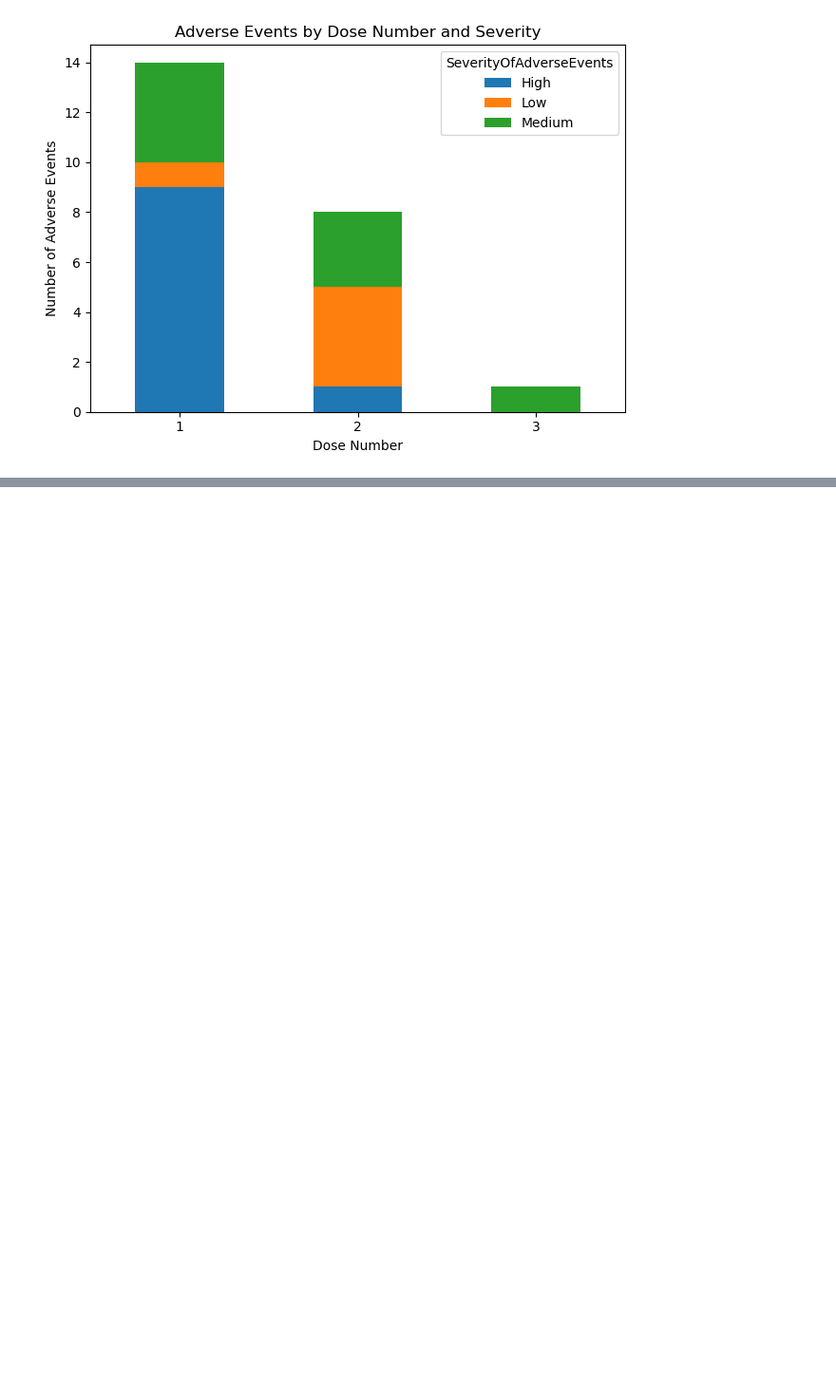
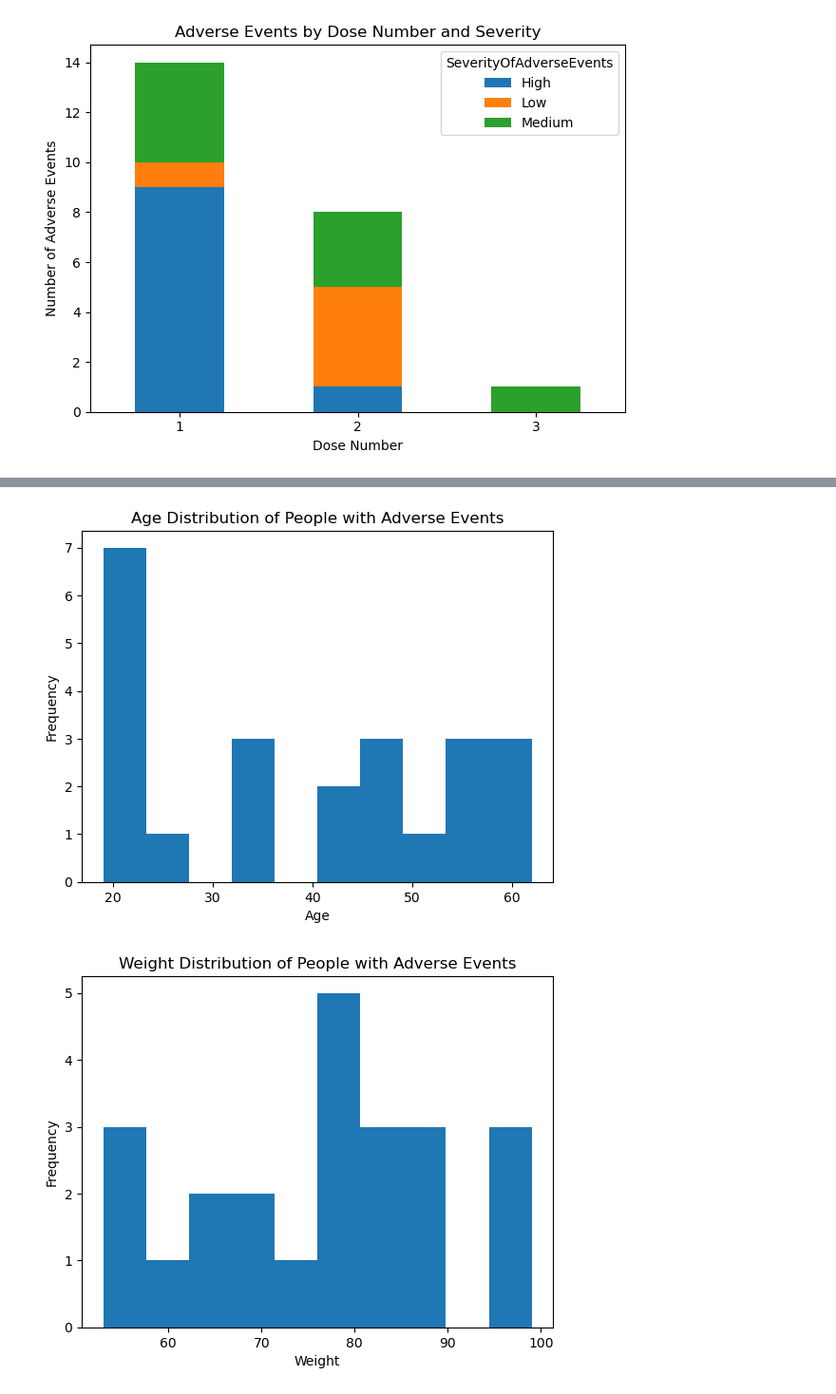
Before and after one commit to je325/Analyzing_Phase_I_ClinicalTrial, a Jupyter notebook: code/Analyzing_PhaseI_Clinical_Trials.ipynb, the cells around one changed output, grey strips where cells are left out. Shown at 95% size. Saved outputs shown, nothing was run; the diff lists cells and outputs as text; code cells hidden in the pictures; blank space fills up the shorter version.

Commit message:
AEs per dose count and quick demographic looks

```diff
--- a/code/Analyzing_PhaseI_Clinical_Trials.ipynb
+++ b/code/Analyzing_PhaseI_Clinical_Trials.ipynb
@@ -305,0 +479,53 @@ plt.close()
+# %%
+# 1. Age Distribution for people with adverse events
+plt.hist(full_participant_info[full_participant_info['SeverityOfAdverseEvents'].notna()]['Age'], bins=10)
+plt.title('Age Distribution of People with Adverse Events')
+plt.xlabel('Age')
+plt.ylabel('Frequency')
+plt.show()
+
+# 2. Weight Distribution for people with adverse events
+plt.hist(full_participant_info[full_participant_info['SeverityOfAdverseEvents'].notna()]['Weight'], bins=10)
+plt.title('Weight Distribution of People with Adverse Events')
+plt.xlabel('Weight')
+plt.ylabel('Frequency')
+plt.show()
+
+
+# 3. Ethnicity Distribution for people with adverse events
+plt.hist(full_participant_info[full_participant_info['SeverityOfAdverseEvents'].notna()]['Ethnicity'], bins=10)
+plt.title('Ethnicity Distribution of People with Adverse Events')
+plt.xlabel('Ethnicity')
+plt.ylabel('Frequency')
+plt.show()
+
+# 4. Height Distribution for people with adverse events
+plt.hist(full_participant_info[full_participant_info['SeverityOfAdverseEvents'].notna()]['Height'], bins=10)
+plt.title('Height Distribution of People with Adverse Events')
+plt.xlabel('Height')
+plt.ylabel('Frequency')
+plt.show()
+
+# 5. Medical History Distribution for people with adverse events
+newframe = full_participant_info.copy()
+newframe['MedicalHistory'].fillna("NoHistory", inplace=True)
+newframe_adverse_events = newframe[newframe['SeverityOfAdverseEvents'].notna()]
+medical_history_counts = newframe_adverse_events['MedicalHistory'].value_counts()
+plt.bar(medical_history_counts.index, medical_history_counts.values)
+plt.title('Medical History Distribution of People with Adverse Events')
+plt.xlabel('Medical History')
+plt.ylabel('Frequency')
+plt.xticks(rotation=15)  # Rotate x-axis labels for better visibility
+plt.show()
+
+# 6. Baseline Vitals Distribution for people with adverse events
+baseline_vital_counts = full_participant_info[full_participant_info['SeverityOfAdverseEvents'].notna()]['BaselineVitals'].value_counts()
+plt.bar(baseline_vital_counts.index, baseline_vital_counts.values)
+plt.title('Baseline Vital Distribution of People with Adverse Events')
+plt.xlabel('Baseline Vital')
+plt.ylabel('Frequency')
+plt.xticks(rotation=15)  # Rotate x-axis labels for better visibility
+plt.show()
+# %% [output]
+[figure, added]
+[figure, added]
```
Also changed, not shown: parts of 4 cells of this notebook.
